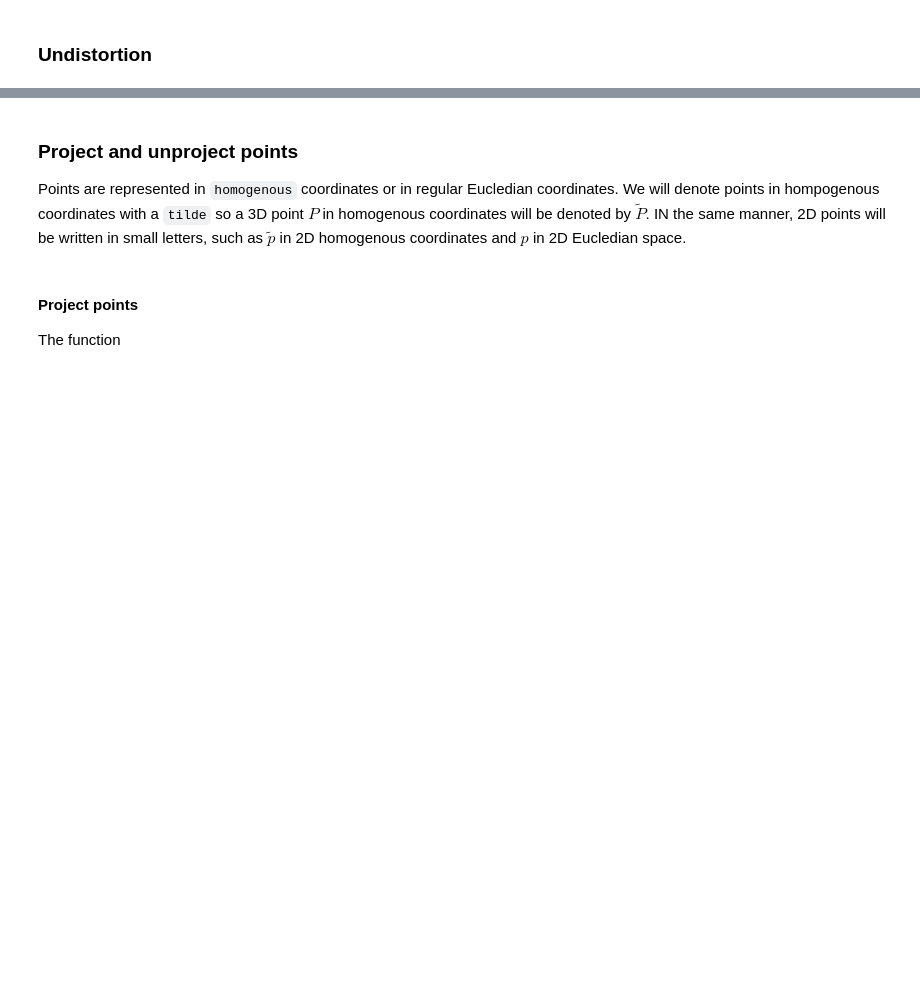
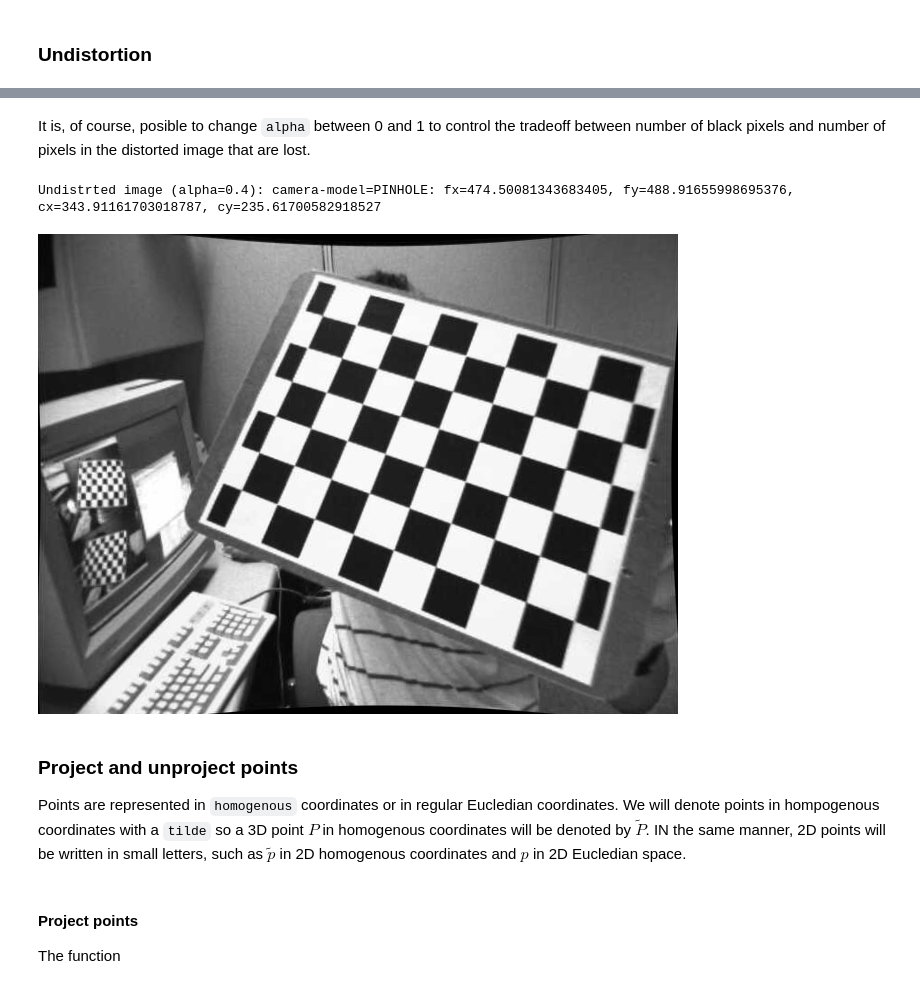
Before and after one commit to srippa/mvg, a Jupyter notebook: 03_intrinsics.ipynb, the cells around one changed output, grey strips where cells are left out. Saved outputs shown, nothing was run; the diff lists cells and outputs as text; code cells hidden in the pictures; blank space fills up the shorter version.

```diff
--- a/03_intrinsics.ipynb
+++ b/03_intrinsics.ipynb
@@ -1252,3 +1033,17 @@ def init_undistort_rectify_map(camera_inrinsics: Intrinsics, pinhole_camera: Int
+# %% [markdown]
+ It is, of course,  posible to change `alpha` between 0 and 1 to control the tradeoff between number of black pixels and number of pixels in the distorted image that are lost.
+# %%
+alpha = 0.4
+r = ci.init_undistort_rectify_map(alpha=alpha)
+cp = r.pinhole_camera
+print(f'Undistrted image (alpha={alpha}): camera-model={cp.camera_model_name}: fx={cp.fx}, fy={cp.fy}, cx={cp.cx}, cy={cp.cy}')
+
+img_undistorted = Intrinsics.undistort_image(cv_img, r)
+im_pil_u = Image.fromarray(img_undistorted)
+display(im_pil_u)
+# %% [output]
+Undistrted image (alpha=0.4): camera-model=PINHOLE: fx=474.50081343683405, fy=488.91655998695376, cx=343.91161703018787, cy=235.61700582918527
+[figure, added]
 # %% [markdown]
 ### Project and unproject points
 Points are represented in `homogenous` coordinates or in regular Eucledian coordinates. We will denote points in hompogenous coordinates with a `tilde` so a 3D point $P$ in homogenous coordinates will be denoted by $\tilde{P}$. IN the same manner, 2D points will be written in small letters, such as $\tilde{p}$ in 2D homogenous coordinates and $p$ in 2D Eucledian space.
```
Also changed, not shown: parts of 48 cells of this notebook, 2 other files.
